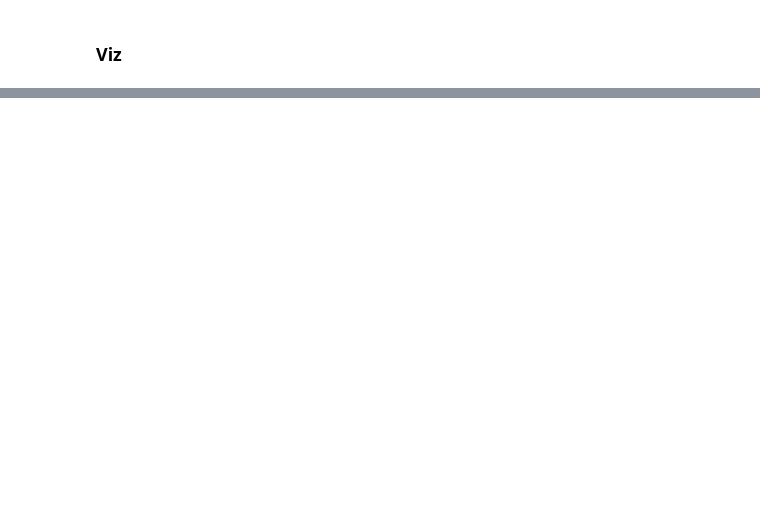
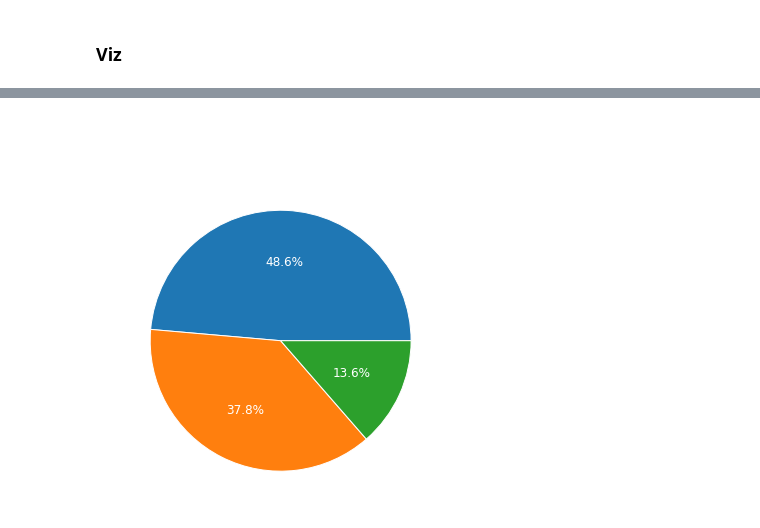
Before and after one commit to RobertvdV/GRS70424_Internship, a Jupyter notebook: notebooks/reports/surveys/survey_analyses.ipynb, the cells around one changed output, grey strips where cells are left out. Cells and saved outputs as stored; diff of their text form; code cells hidden in the pictures; blank space fills up the shorter version.

```diff
--- a/notebooks/reports/surveys/survey_analyses.ipynb
+++ b/notebooks/reports/surveys/survey_analyses.ipynb
@@ -87,0 +116,4 @@ axes[0]
+# %%
+pie_chart("")
+# %% [output]
+[figure, added]
```
Also changed, not shown: parts of 7 cells of this notebook.
